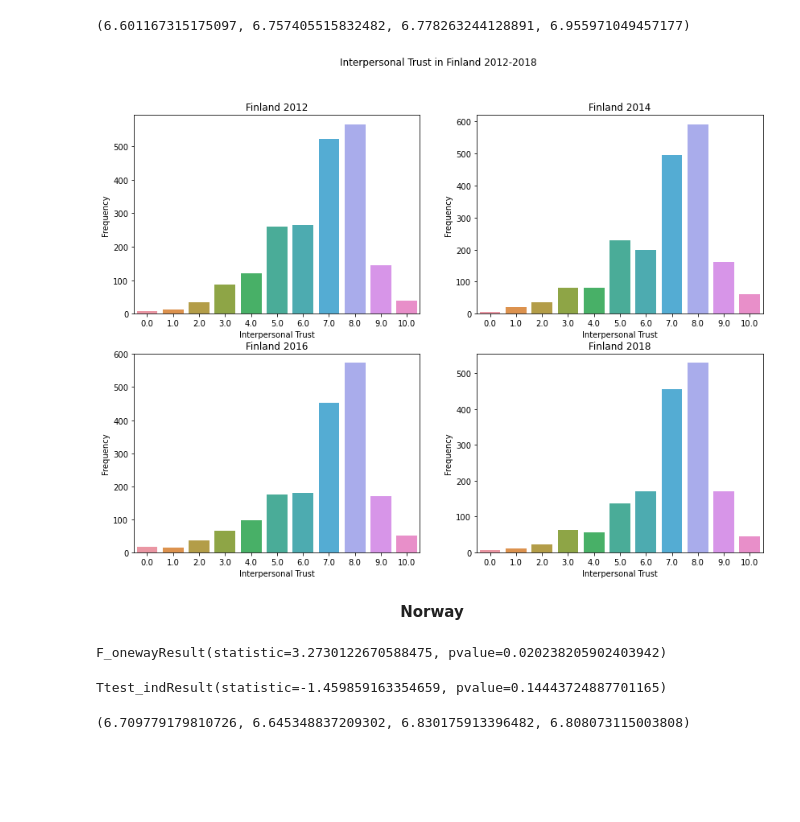
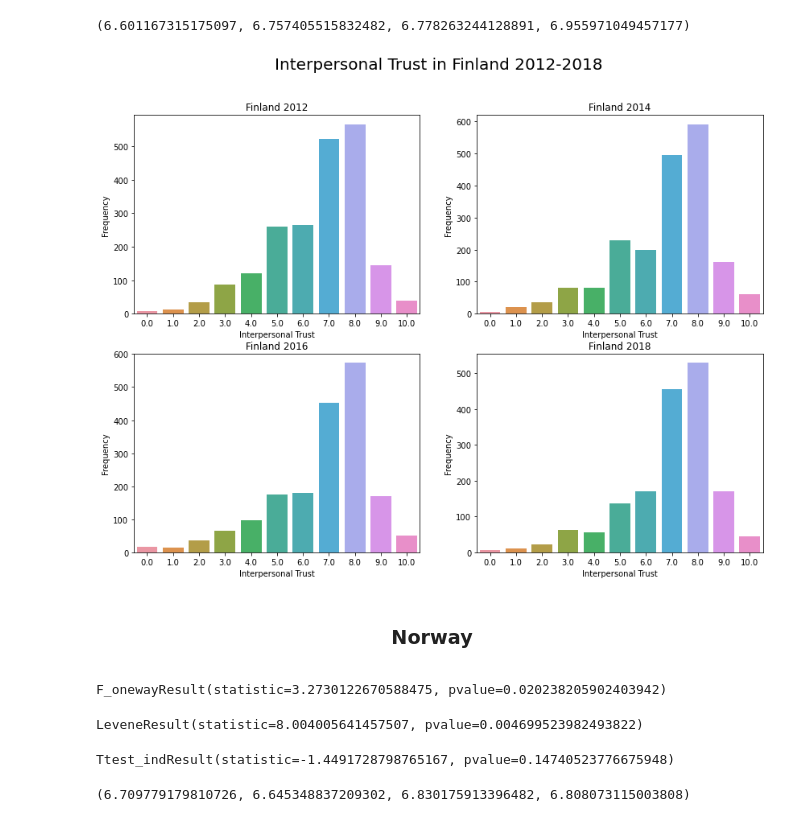
Before and after one commit to durmusayuksek/data_analysis_and_data_visualization_projects, a Jupyter notebook: European Social Survey (2012-2018) - Attitude Towards Immigrants/ESS_2012-2018.ipynb, the cells around one changed output. Saved outputs shown, nothing was run; the diff lists cells and outputs as text; code cells hidden in the pictures; blank space fills up the shorter version.

```diff
--- a/European Social Survey (2012-2018) - Attitude Towards Immigrants/ESS_2012-2018.ipynb
+++ b/European Social Survey (2012-2018) - Attitude Towards Immigrants/ESS_2012-2018.ipynb
@@ -2562,17 +2597,17 @@ fin_12.ppltrst.mean(), fin_14.ppltrst.mean(), fin_16.ppltrst.mean(), fin_18.pplt
 # %%
 fig, ax = plt.subplots(nrows=2, ncols=2, figsize=(14,10))
 sns.countplot('ppltrst', data=fin_12, ax=ax[0][0])
 ax[0][0].set(xlabel="Interpersonal Trust", ylabel='Frequency', title='Finland 2012')
 sns.countplot('ppltrst', data=fin_14, ax=ax[0][1])
 ax[0][1].set(xlabel="Interpersonal Trust", ylabel='Frequency', title='Finland 2014')
 sns.countplot('ppltrst', data=fin_16, ax=ax[1][0])
 ax[1][0].set(xlabel="Interpersonal Trust", ylabel='Frequency', title='Finland 2016')
 sns.countplot('ppltrst', data=fin_18, ax=ax[1][1])
 ax[1][1].set(xlabel="Interpersonal Trust", ylabel='Frequency', title='Finland 2018')
-plt.suptitle('Interpersonal Trust in Finland 2012-2018')
+plt.suptitle('Interpersonal Trust in Finland 2012-2018', fontsize=20)
 plt.tight_layout;
 # %% [output]
-[figure, old version]
+[figure, new version]
-# %% [markdown]
-<p style="text-align : center"><b>Norway</b></p>
+# %% [markdown]
+<center><h3>Norway</h3></center>
 # %%
@@ -2580,10 +2615,16 @@ plt.tight_layout;
 stats.f_oneway(nor_12.ppltrst, nor_14.ppltrst, nor_16.ppltrst, nor_18.ppltrst)
 # %% [output]
 F_onewayResult(statistic=3.2730122670588475, pvalue=0.020238205902403942)
+# %%
+levene = stats.levene(nor_12.ppltrst, nor_18.ppltrst)
+levene
+# We can reject the null hypothesis which indicates that the population variances are equal.
+# %% [output]
+LeveneResult(statistic=8.004005641457507, pvalue=0.004699523982493822)
 # %%
-stats.ttest_ind(nor_12.ppltrst, nor_18.ppltrst)
+stats.ttest_ind(nor_12.ppltrst, nor_18.ppltrst, equal_var=False)
 # %% [output]
-Ttest_indResult(statistic=-1.459859163354659, pvalue=0.14443724887701165)
+Ttest_indResult(statistic=-1.4491728798765167, pvalue=0.14740523776675948)
 # %%
 nor_12.ppltrst.mean(), nor_14.ppltrst.mean(), nor_16.ppltrst.mean(), nor_18.ppltrst.mean()
 # %% [output]
```
Also changed, not shown: parts of 230 cells of this notebook, 6 other files.
